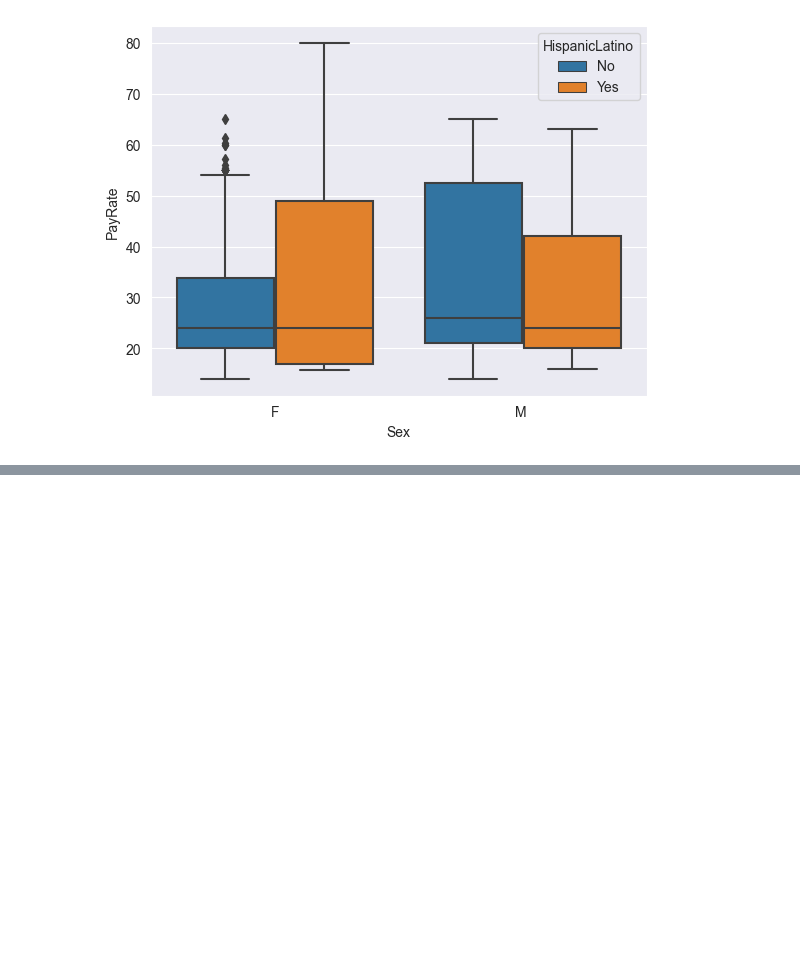
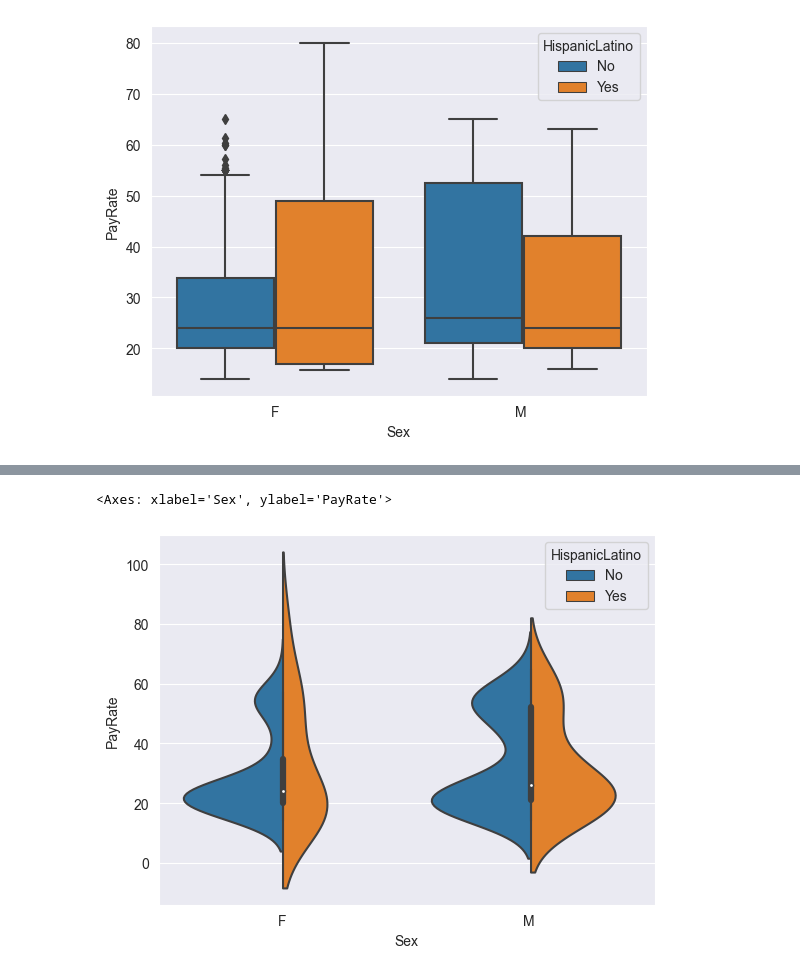
Before and after one commit to grzegorztata/Python, a Jupyter notebook: Modul_9/Modul_9_2/Modul_9_2_Eksploracja_Seaborn.ipynb, the cells around one changed output, grey strips where cells are left out. Drawn from its saved outputs; the diff is of its cells as text; code cells hidden in the pictures; blank space fills up the shorter version.

```diff
--- a/Modul_9/Modul_9_2/Modul_9_2_Eksploracja_Seaborn.ipynb
+++ b/Modul_9/Modul_9_2/Modul_9_2_Eksploracja_Seaborn.ipynb
@@ -233,0 +244,5 @@ sns.boxplot(x='Sex',y='PayRate',data=df,hue='HispanicLatino')
+# %%
+sns.violinplot(x='Sex', y='PayRate', data=df, hue='HispanicLatino', split=True)
+# %% [output]
+<Axes: xlabel='Sex', ylabel='PayRate'>
+[figure, added]
```
Also changed, not shown: parts of 12 cells of this notebook, 6 other files.
